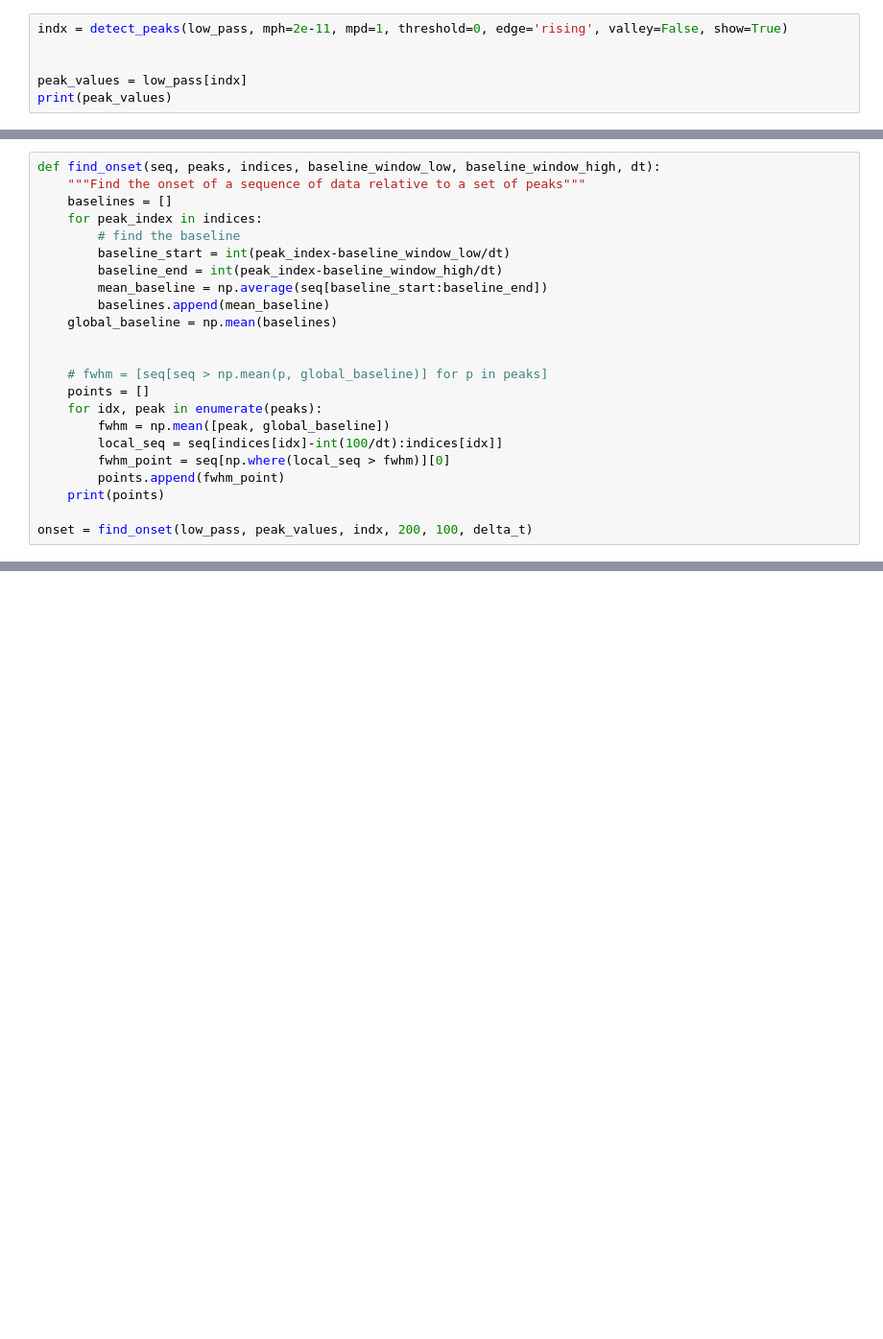
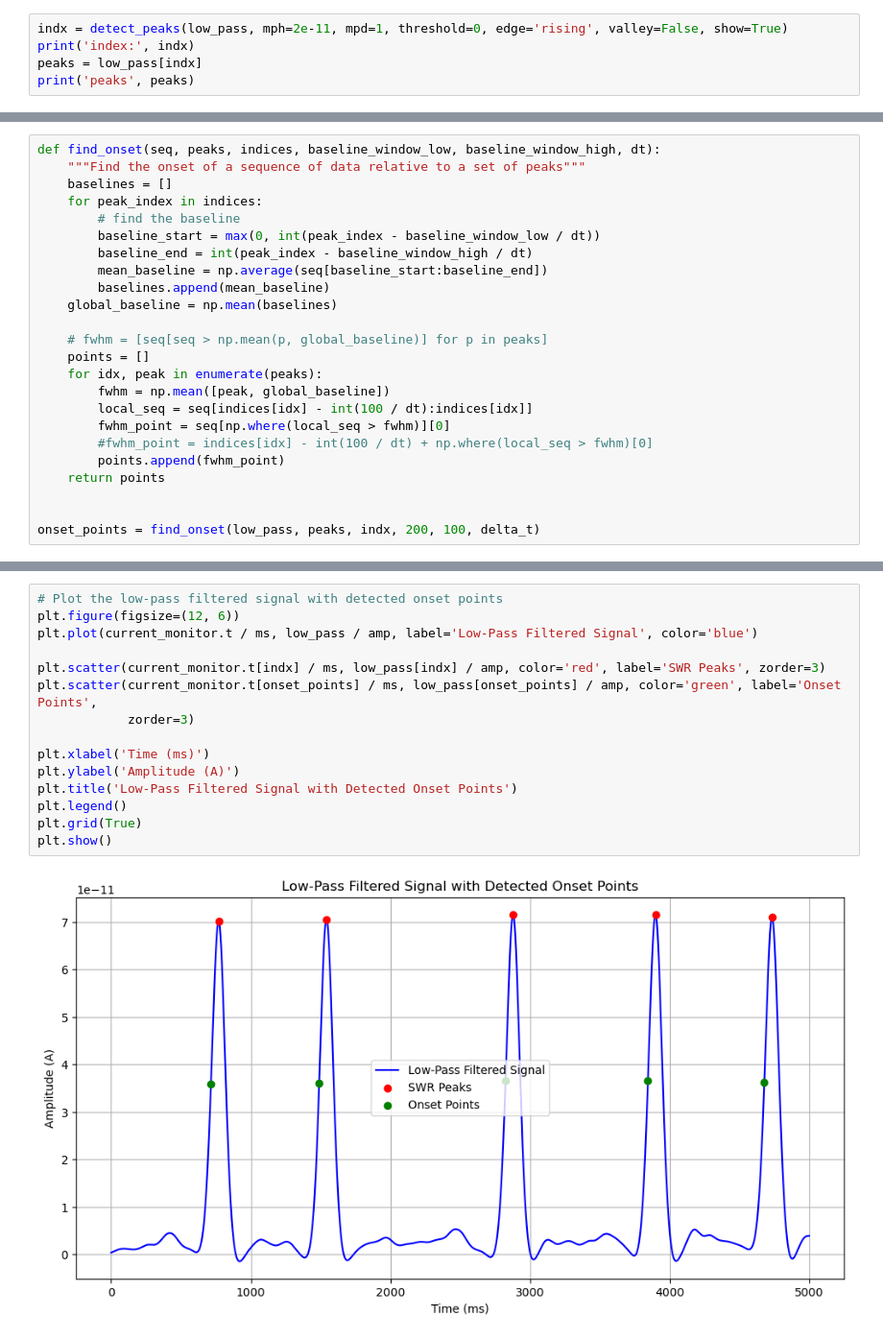
Before and after one commit to SHK-89/MNS_FinalProject, a Jupyter notebook: SWR_project.ipynb, the cells around one changed output, grey strips where cells are left out. Shown at 96% size. Drawn from its saved outputs; the diff is of its cells as text; blank space fills up the shorter version.

```diff
--- a/SWR_project.ipynb
+++ b/SWR_project.ipynb
@@ -440,7 +484,6 @@ Text(0, 0.5, 'Current (A)')
 # %%
 indx = detect_peaks(low_pass, mph=2e-11, mpd=1, threshold=0, edge='rising', valley=False, show=True)
-
-
-peak_values = low_pass[indx]
-print(peak_values)
+print('index:', indx)
+peaks = low_pass[indx]
+print('peaks', peaks)
 # %% [output]
@@ -452,20 +497,21 @@ def find_onset(seq, peaks, indices, baseline_window_low, baseline_window_high, d
     baselines = []
     for peak_index in indices:
         # find the baseline
-        baseline_start = int(peak_index-baseline_window_low/dt)
-        baseline_end = int(peak_index-baseline_window_high/dt)
+        baseline_start = max(0, int(peak_index - baseline_window_low / dt))
+        baseline_end = int(peak_index - baseline_window_high / dt)
         mean_baseline = np.average(seq[baseline_start:baseline_end])
         baselines.append(mean_baseline)
     global_baseline = np.mean(baselines)
-
 
     # fwhm = [seq[seq > np.mean(p, global_baseline)] for p in peaks]
     points = []
     for idx, peak in enumerate(peaks):
         fwhm = np.mean([peak, global_baseline])
-        local_seq = seq[indices[idx]-int(100/dt):indices[idx]]
+        local_seq = seq[indices[idx] - int(100 / dt):indices[idx]]
         fwhm_point = seq[np.where(local_seq > fwhm)][0]
+        #fwhm_point = indices[idx] - int(100 / dt) + np.where(local_seq > fwhm)[0]
         points.append(fwhm_point)
-    print(points)
+    return points
 
-onset = find_onset(low_pass, peak_values, indx, 200, 100, delta_t)
+
+onset_points = find_onset(low_pass, peaks, indx, 200, 100, delta_t)
@@ -475,0 +549,17 @@ onset = find_onset(low_pass, peak_values, indx, 200, 100, delta_t)
+# %%
+# Plot the low-pass filtered signal with detected onset points
+plt.figure(figsize=(12, 6))
+plt.plot(current_monitor.t / ms, low_pass / amp, label='Low-Pass Filtered Signal', color='blue')
+
+plt.scatter(current_monitor.t[indx] / ms, low_pass[indx] / amp, color='red', label='SWR Peaks', zorder=3)
+plt.scatter(current_monitor.t[onset_points] / ms, low_pass[onset_points] / amp, color='green', label='Onset Points',
+            zorder=3)
+
+plt.xlabel('Time (ms)')
+plt.ylabel('Amplitude (A)')
+plt.title('Low-Pass Filtered Signal with Detected Onset Points')
+plt.legend()
+plt.grid(True)
+plt.show()
+# %% [output]
+[figure, added]
```
Also changed, not shown: parts of 20 cells of this notebook.
